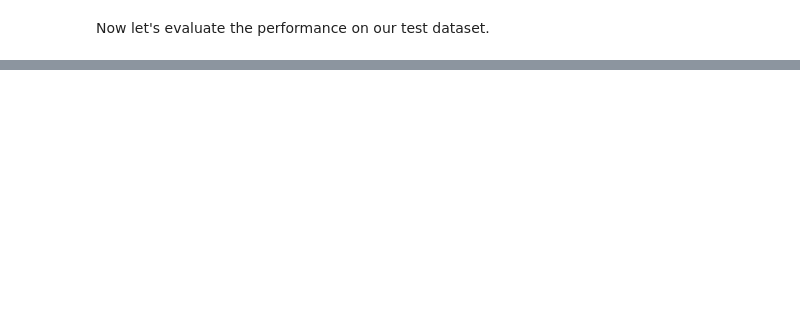
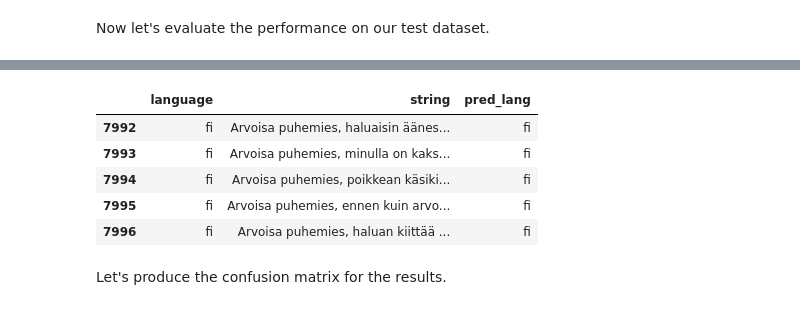
Before and after one commit to jbremz/idiom-check, a Jupyter notebook: IdiomCheck - Language Detection.ipynb, the cells around one changed output, grey strips where cells are left out. Saved outputs shown, nothing was run; the diff lists cells and outputs as text; code cells hidden in the pictures; blank space fills up the shorter version.

```diff
--- a/IdiomCheck - Language Detection.ipynb
+++ b/IdiomCheck - Language Detection.ipynb
@@ -488,0 +494,11 @@ Accuracy: 0.5918504960986417
+# %%
+results[results['language'] == 'fi'][:5]
+# %% [output]
+|  | language | string | pred_lang |
+| 7992 | fi | Arvoisa puhemies, haluaisin äänes... | fi |
+| 7993 | fi | Arvoisa puhemies, minulla on kaks... | fi |
+| 7994 | fi | Arvoisa puhemies, poikkean käsiki... | fi |
+| 7995 | fi | Arvoisa puhemies, ennen kuin arvo... | fi |
+| 7996 | fi | Arvoisa puhemies, haluan kiittää ... | fi |
+# %% [markdown]
+Let's produce the confusion matrix for the results.
```
Also changed, not shown: parts of 38 cells of this notebook, 1 other file.
